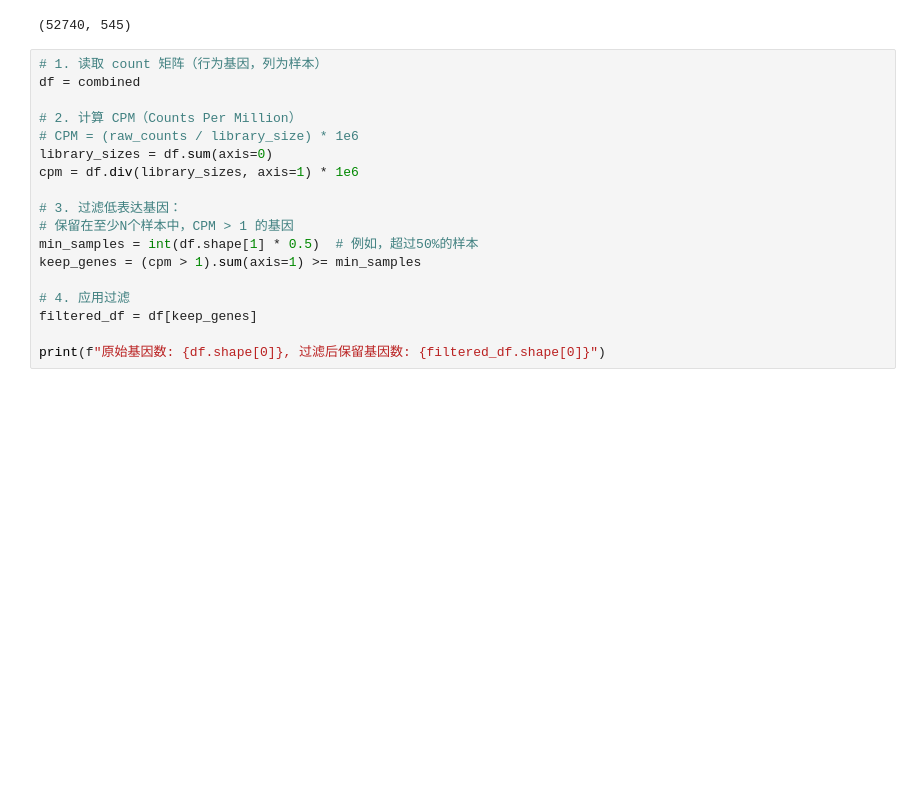
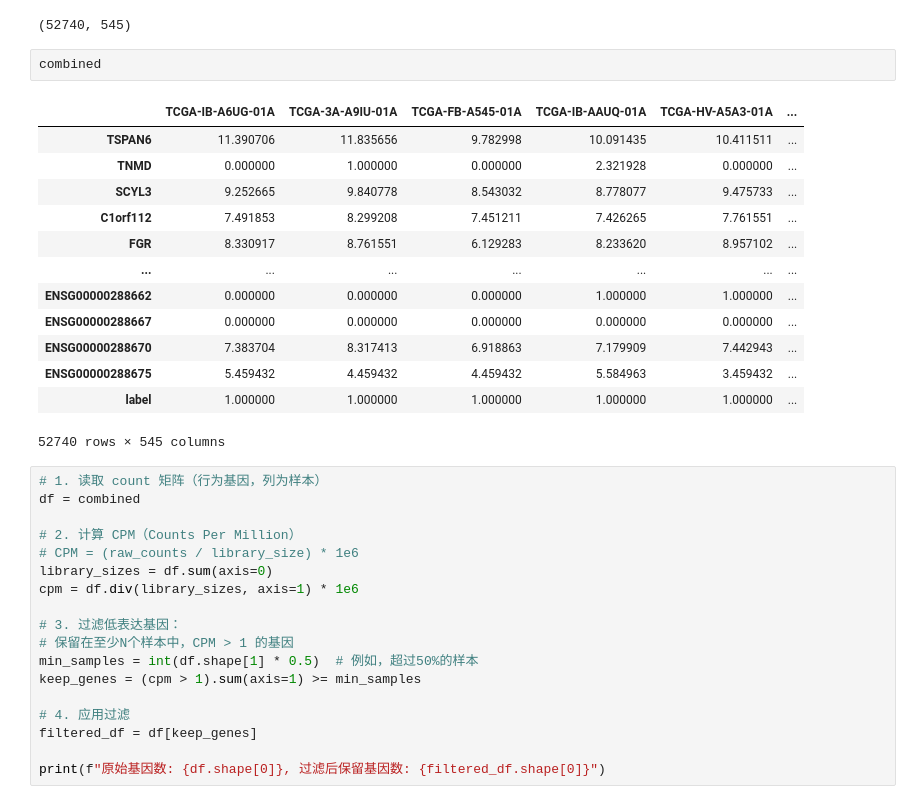
Before and after one commit to gaopeigi3/PAAD, a Jupyter notebook: hhy.ipynb, the cells around one changed output. Saved outputs shown, nothing was run; the diff lists cells and outputs as text; blank space fills up the shorter version.

```diff
--- a/hhy.ipynb
+++ b/hhy.ipynb
@@ -150,6 +150,22 @@ combined.index = combined.index.map(lambda x: gene_dict.get(x, x))
 print(combined.shape)
 # %% [output]
 (52740, 545)
+# %%
+combined
+# %% [output]
+|  | TCGA-IB-A6UG-01A | TCGA-3A-A9IU-01A | TCGA-FB-A545-01A | TCGA-IB-AAUQ-01A | TCGA-HV-A5A3-01A | ... |
+| TSPAN6 | 11.390706 | 11.835656 | 9.782998 | 10.091435 | 10.411511 | ... |
+| TNMD | 0.000000 | 1.000000 | 0.000000 | 2.321928 | 0.000000 | ... |
+| SCYL3 | 9.252665 | 9.840778 | 8.543032 | 8.778077 | 9.475733 | ... |
+| C1orf112 | 7.491853 | 8.299208 | 7.451211 | 7.426265 | 7.761551 | ... |
+| FGR | 8.330917 | 8.761551 | 6.129283 | 8.233620 | 8.957102 | ... |
+| ... | ... | ... | ... | ... | ... | ... |
+| ENSG00000288662 | 0.000000 | 0.000000 | 0.000000 | 1.000000 | 1.000000 | ... |
+| ENSG00000288667 | 0.000000 | 0.000000 | 0.000000 | 0.000000 | 0.000000 | ... |
+| ENSG00000288670 | 7.383704 | 8.317413 | 6.918863 | 7.179909 | 7.442943 | ... |
+| ENSG00000288675 | 5.459432 | 4.459432 | 4.459432 | 5.584963 | 3.459432 | ... |
+| label | 1.000000 | 1.000000 | 1.000000 | 1.000000 | 1.000000 | ... |
+52740 rows × 545 columns
 # %%
 # 1. 读取 count 矩阵（行为基因，列为样本）
 df = combined
```
Also changed, not shown: parts of 4 cells of this notebook.
